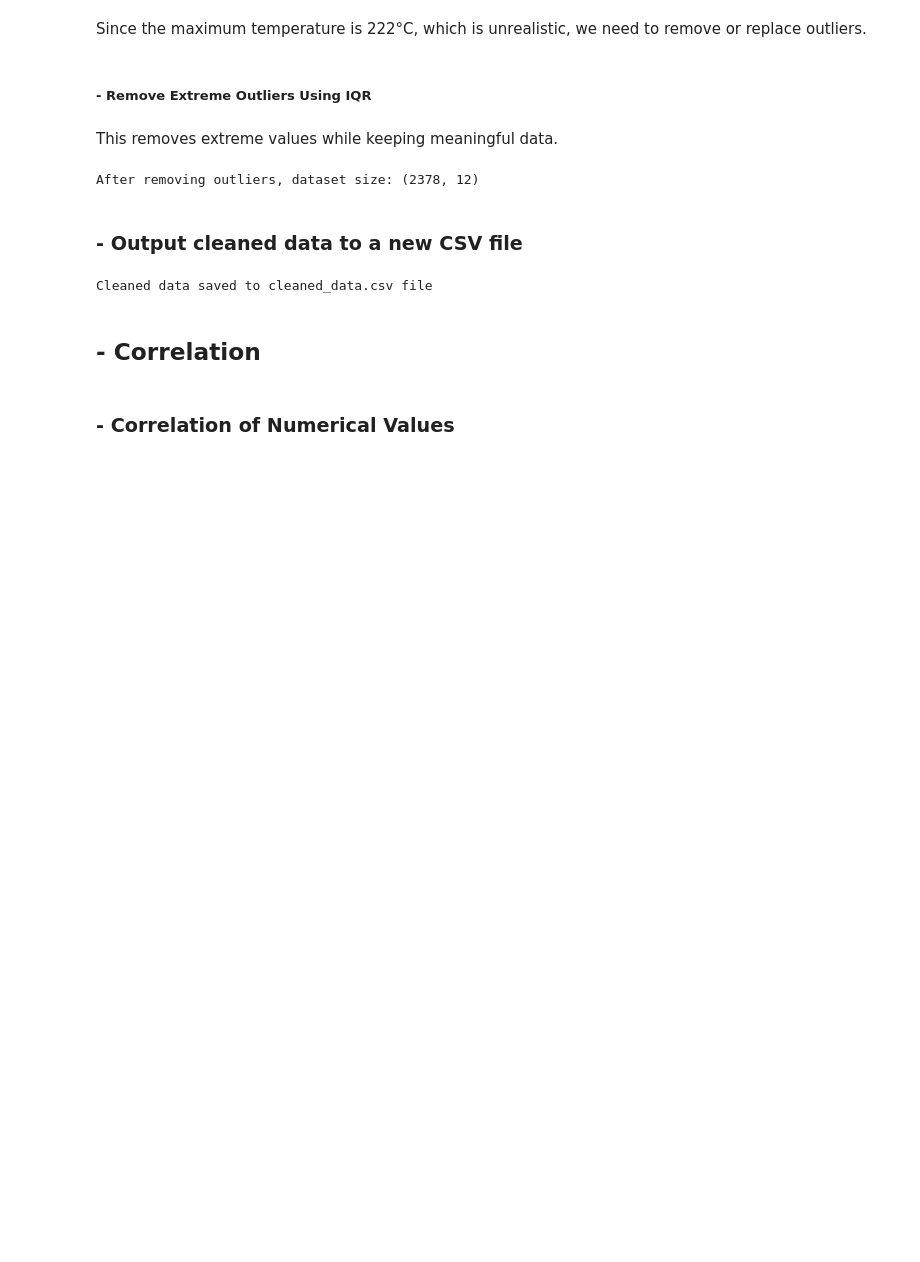
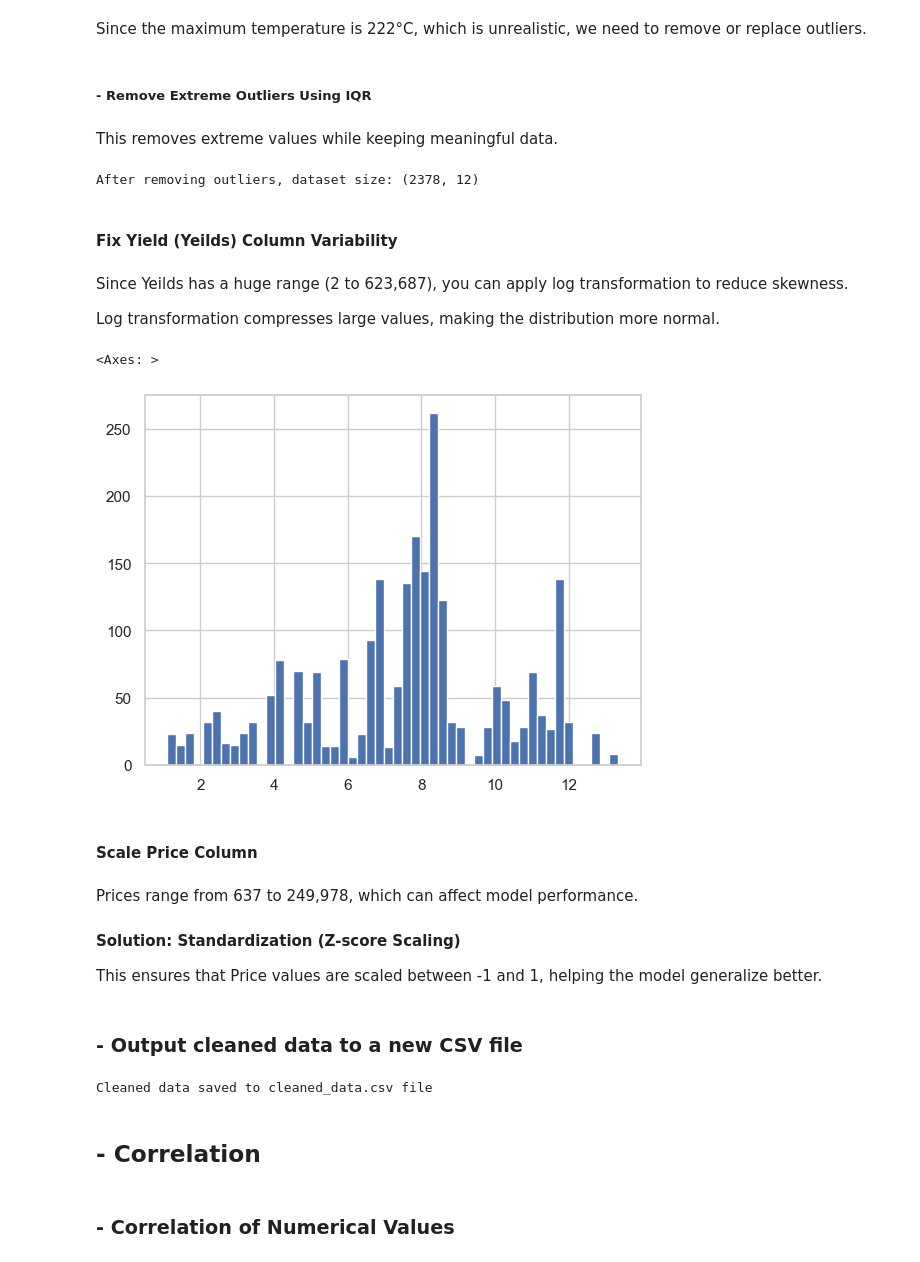
Before and after one commit to dinithaw/big-data-analytics, a Jupyter notebook: cw.ipynb, the cells around one changed output. Cells and saved outputs as stored; diff of their text form; code cells hidden in the pictures; blank space fills up the shorter version.

```diff
--- a/cw.ipynb
+++ b/cw.ipynb
@@ -518,3 +518,26 @@ df_c = df_c[(df_c["Temperature"] >= lower_bound) & (df_c["Temperature"] <= upper
 print(f"After removing outliers, dataset size: {df_c.shape}")
 # %% [output]
 After removing outliers, dataset size: (2378, 12)
+# %% [markdown]
+#### Fix Yield (Yeilds) Column Variability
+# %% [markdown]
+Since Yeilds has a huge range (2 to 623,687), you can apply log transformation to reduce skewness.
+
+Log transformation compresses large values, making the distribution more normal.
+# %%
+# Apply log transformation to normalize large values
+df_c["Yeilds"] = np.log1p(df_c["Yeilds"])
+
+# Check new distribution
+df_c["Yeilds"].hist(bins=50)
+# %% [output]
+<Axes: >
+[figure, added]
+# %% [markdown]
+#### Scale Price Column
+# %% [markdown]
+Prices range from 637 to 249,978, which can affect model performance.
+
+#### Solution: Standardization (Z-score Scaling)
+
+This ensures that Price values are scaled between -1 and 1, helping the model generalize better.
```
Also changed, not shown: parts of 5 cells of this notebook, 3 other files.
